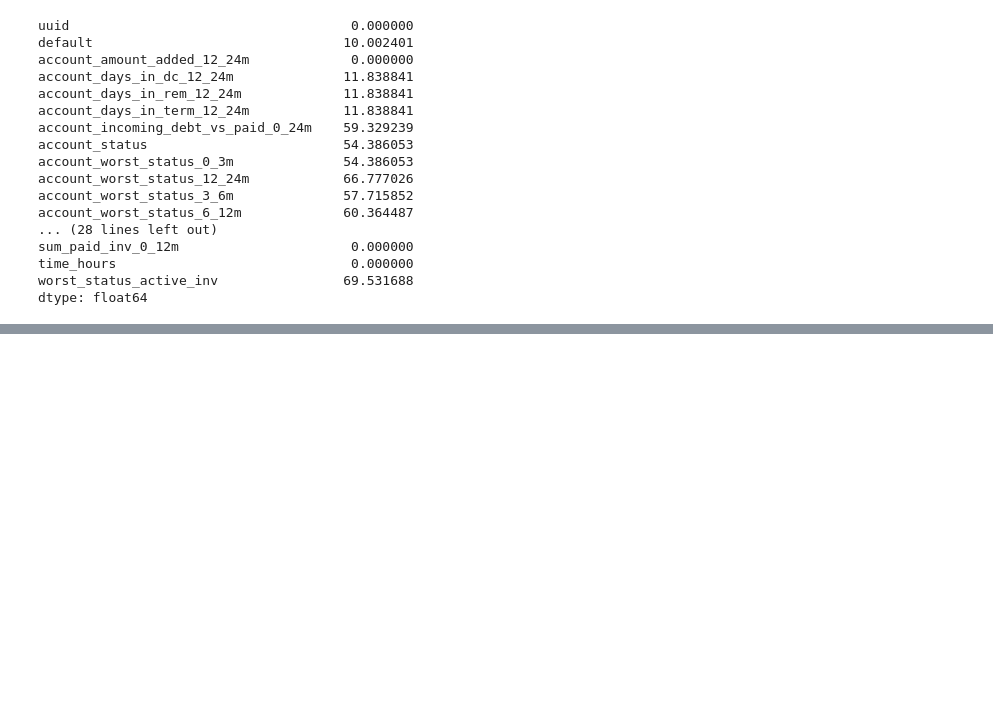
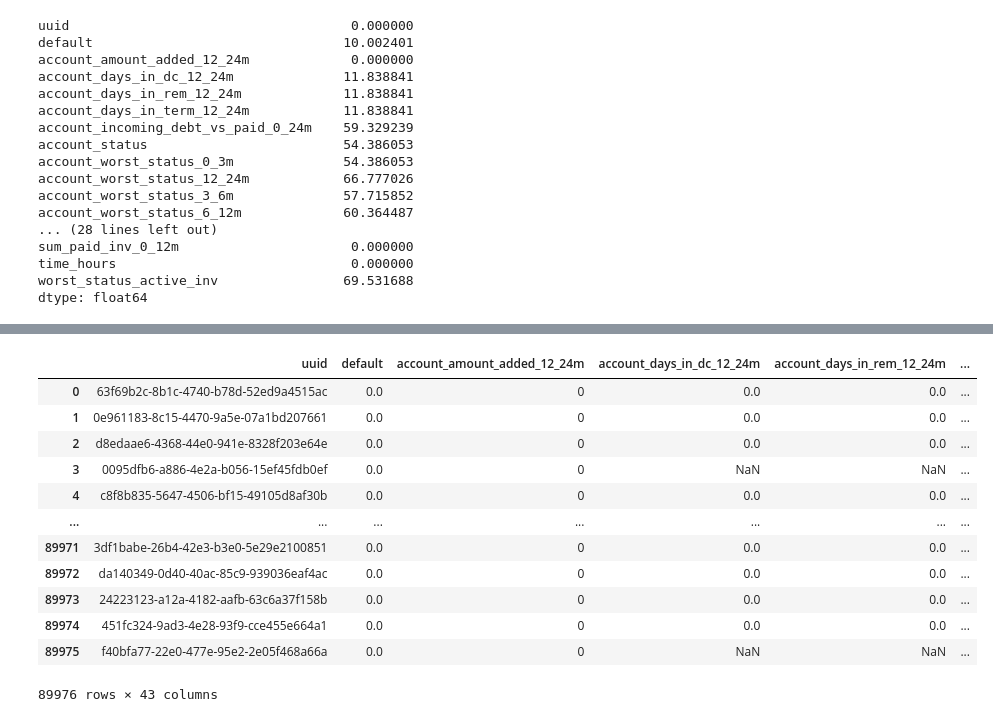
Before and after one commit to xkeeja/klarna-ml-case-study, a Jupyter notebook: nb/nb.ipynb, the cells around one changed output, grey strips where cells are left out. Saved outputs shown, nothing was run; the diff lists cells and outputs as text; code cells hidden in the pictures; blank space fills up the shorter version.

```diff
--- a/nb/nb.ipynb
+++ b/nb/nb.ipynb
@@ -46,0 +85,18 @@ array([ 1., nan,  2.,  3.])
+# %%
+# training df
+df_train = df.dropna(subset=['default'])
+df_train
+# %% [output]
+|  | uuid | default | account_amount_added_12_24m | account_days_in_dc_12_24m | account_days_in_rem_12_24m | ... |
+| 0 | 63f69b2c-8b1c-4740-b78d-52ed9a4515ac | 0.0 | 0 | 0.0 | 0.0 | ... |
+| 1 | 0e961183-8c15-4470-9a5e-07a1bd207661 | 0.0 | 0 | 0.0 | 0.0 | ... |
+| 2 | d8edaae6-4368-44e0-941e-8328f203e64e | 0.0 | 0 | 0.0 | 0.0 | ... |
+| 3 | 0095dfb6-a886-4e2a-b056-15ef45fdb0ef | 0.0 | 0 | NaN | NaN | ... |
+| 4 | c8f8b835-5647-4506-bf15-49105d8af30b | 0.0 | 0 | 0.0 | 0.0 | ... |
+| ... | ... | ... | ... | ... | ... | ... |
+| 89971 | 3df1babe-26b4-42e3-b3e0-5e29e2100851 | 0.0 | 0 | 0.0 | 0.0 | ... |
+| 89972 | da140349-0d40-40ac-85c9-939036eaf4ac | 0.0 | 0 | 0.0 | 0.0 | ... |
+| 89973 | 24223123-a12a-4182-aafb-63c6a37f158b | 0.0 | 0 | 0.0 | 0.0 | ... |
+| 89974 | 451fc324-9ad3-4e28-93f9-cce455e664a1 | 0.0 | 0 | 0.0 | 0.0 | ... |
+| 89975 | f40bfa77-22e0-477e-95e2-2e05f468a66a | 0.0 | 0 | NaN | NaN | ... |
+89976 rows × 43 columns
```
Also changed, not shown: parts of 6 cells of this notebook.
